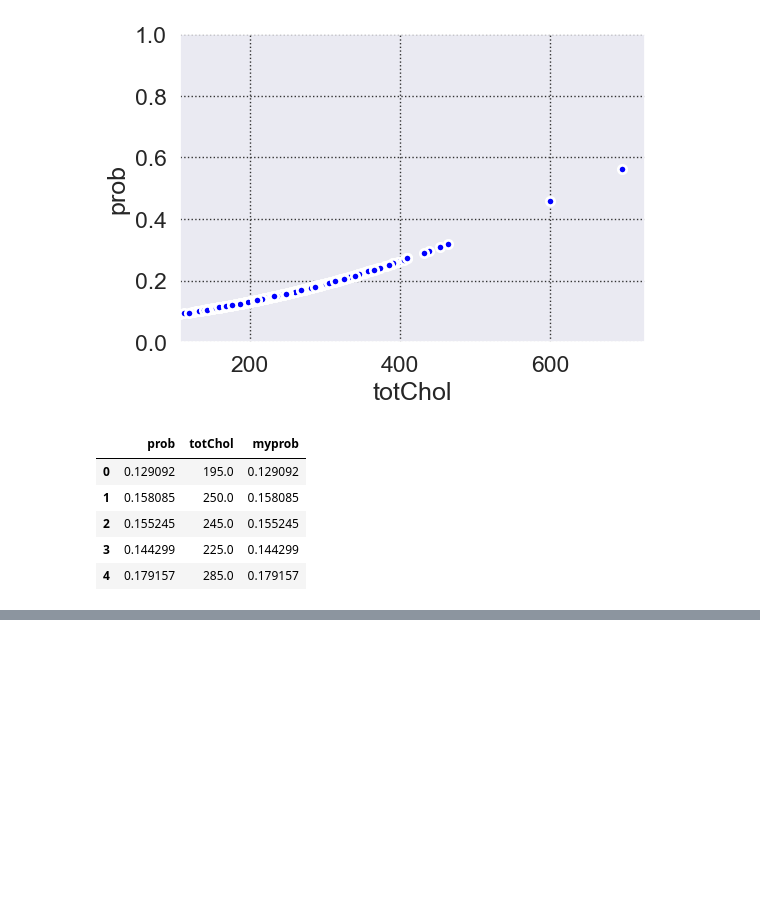
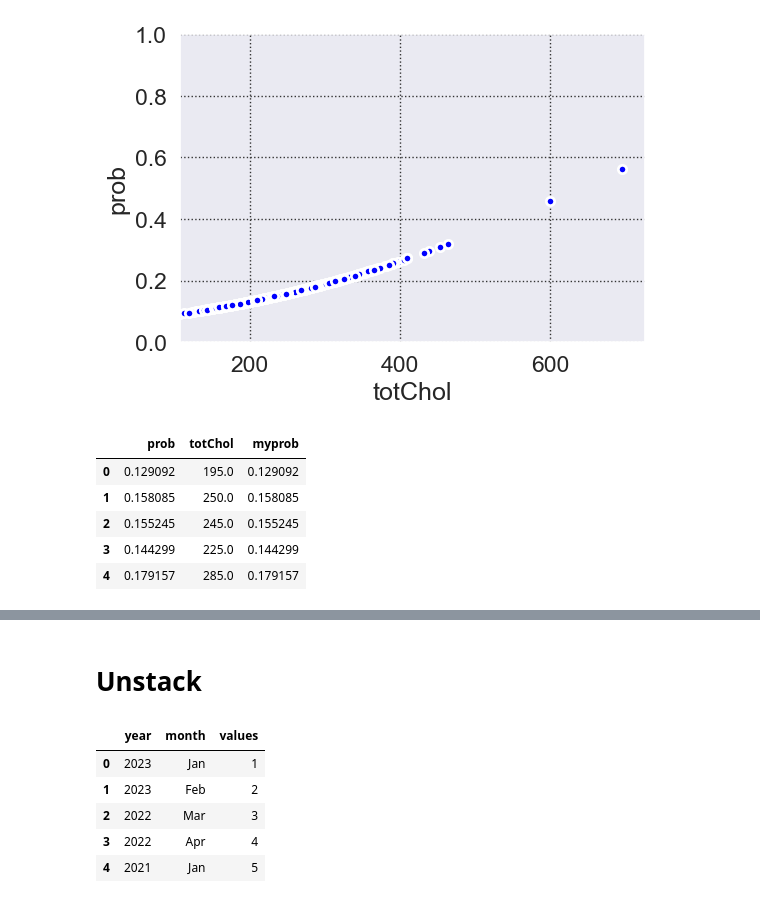
Before and after one commit to nombreinvicto/DeepLearning, a Jupyter notebook: cv_playground.ipynb, the cells around one changed output, grey strips where cells are left out. Drawn from its saved outputs; the diff is of its cells as text; code cells hidden in the pictures; blank space fills up the shorter version.

```diff
--- a/cv_playground.ipynb
+++ b/cv_playground.ipynb
@@ -93,0 +120,18 @@ logres.head()
+# %% [markdown]
+# Unstack
+# %%
+data = {
+    'year': [2023, 2023, 2022, 2022, 2021, 2023, 2022, 2021],
+    'month': ['Jan', 'Feb', 'Mar', 'Apr', 'Jan', 'Feb', 'Mar', 'Apr'],
+    'values': [1, 2, 3, 4, 5, 6, 7, 8, ]
+}
+
+df = pd.DataFrame(data)
+df.head()
+# %% [output]
+|  | year | month | values |
+| 0 | 2023 | Jan | 1 |
+| 1 | 2023 | Feb | 2 |
+| 2 | 2022 | Mar | 3 |
+| 3 | 2022 | Apr | 4 |
+| 4 | 2021 | Jan | 5 |
```
Also changed, not shown: parts of 4 cells of this notebook.
